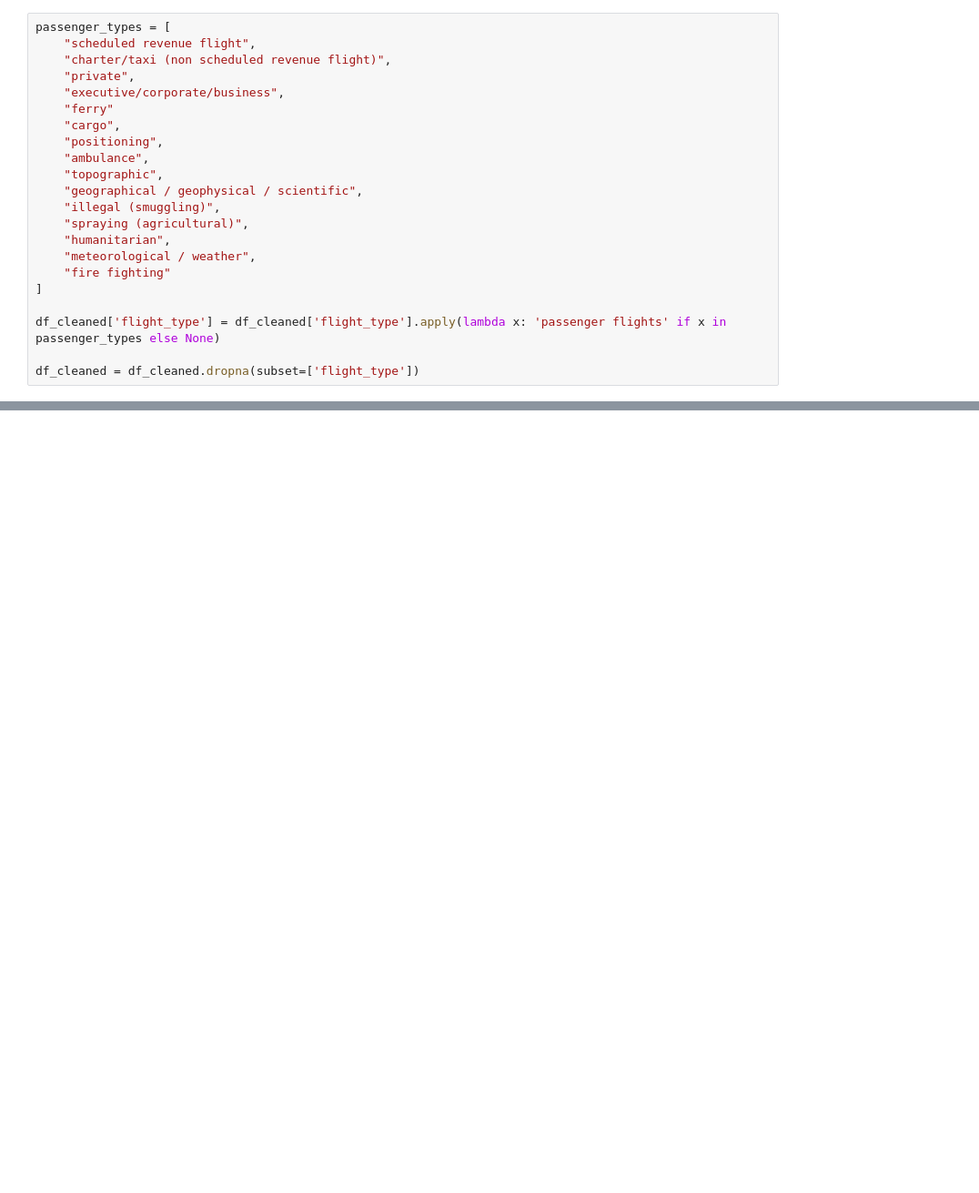
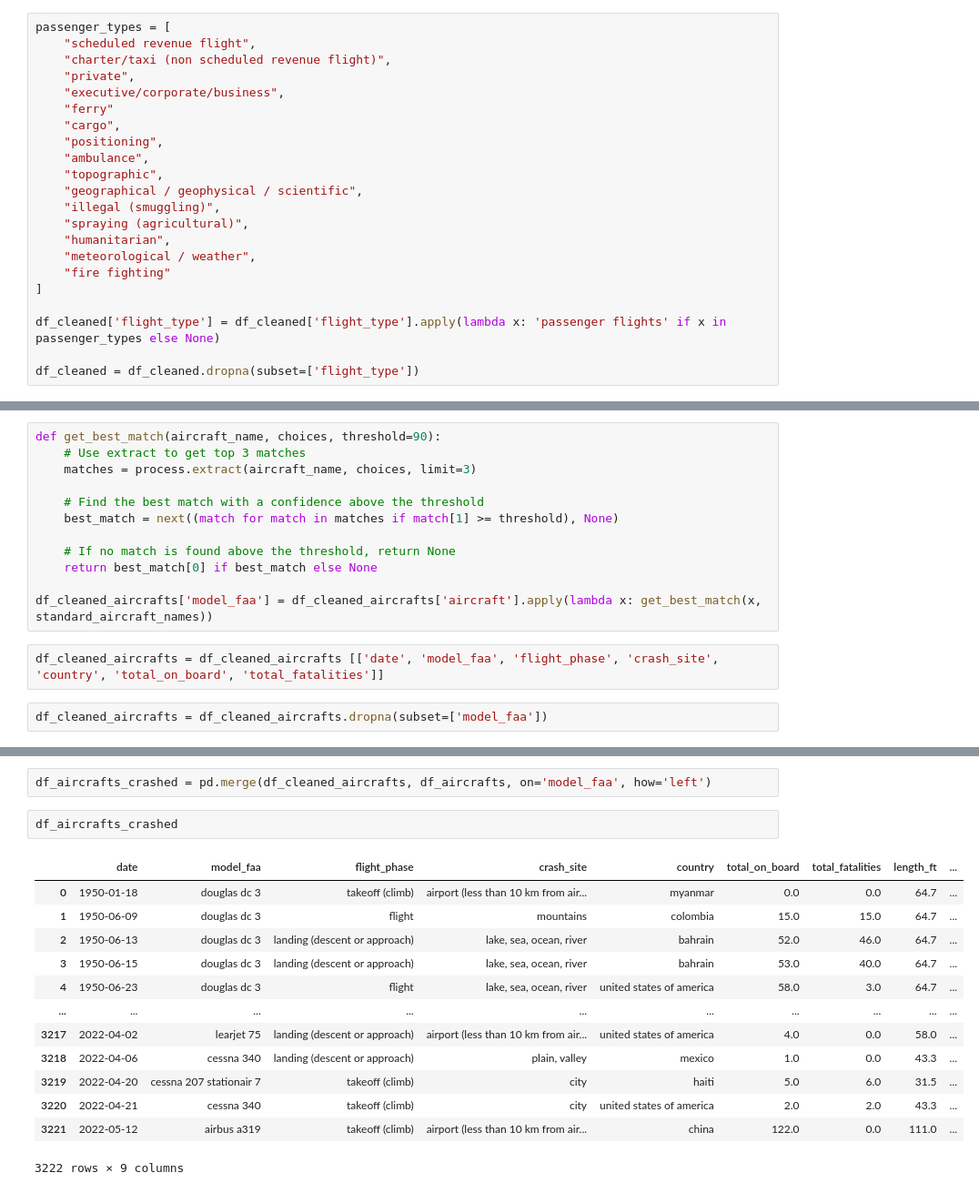
Before and after one commit to Haydnj94/flight-crashes, a Jupyter notebook: Weather Conditions.ipynb, the cells around one changed output, grey strips where cells are left out. Shown at 91% size. Saved outputs shown, nothing was run; the diff lists cells and outputs as text; blank space fills up the shorter version.

Commit message:
Found new dataframe for aircraft sizes and merged with main df

```diff
--- a/Weather Conditions.ipynb
+++ b/Weather Conditions.ipynb
@@ -133,0 +119,16 @@ df_takeoff_landing = df_takeoff_landing[~df_takeoff_landing['flight_phase'].isin
+# %%
+def get_best_match(aircraft_name, choices, threshold=90):
+    # Use extract to get top 3 matches
+    matches = process.extract(aircraft_name, choices, limit=3)
+
+    # Find the best match with a confidence above the threshold
+    best_match = next((match for match in matches if match[1] >= threshold), None)
+
+    # If no match is found above the threshold, return None
+    return best_match[0] if best_match else None
+
+df_cleaned_aircrafts['model_faa'] = df_cleaned_aircrafts['aircraft'].apply(lambda x: get_best_match(x, standard_aircraft_names))
+# %%
+df_cleaned_aircrafts = df_cleaned_aircrafts [['date', 'model_faa', 'flight_phase', 'crash_site', 'country', 'total_on_board', 'total_fatalities']]
+# %%
+df_cleaned_aircrafts = df_cleaned_aircrafts.dropna(subset=['model_faa'])
@@ -133,0 +167,18 @@ df_takeoff_landing = df_takeoff_landing[~df_takeoff_landing['flight_phase'].isin
+# %%
+df_aircrafts_crashed = pd.merge(df_cleaned_aircrafts, df_aircrafts, on='model_faa', how='left')
+# %%
+df_aircrafts_crashed
+# %% [output]
+|  | date | model_faa | flight_phase | crash_site | country | total_on_board | total_fatalities | length_ft | ... |
+| 0 | 1950-01-18 | douglas dc 3 | takeoff (climb) | airport (less than 10 km from air... | myanmar | 0.0 | 0.0 | 64.7 | ... |
+| 1 | 1950-06-09 | douglas dc 3 | flight | mountains | colombia | 15.0 | 15.0 | 64.7 | ... |
+| 2 | 1950-06-13 | douglas dc 3 | landing (descent or approach) | lake, sea, ocean, river | bahrain | 52.0 | 46.0 | 64.7 | ... |
+| 3 | 1950-06-15 | douglas dc 3 | landing (descent or approach) | lake, sea, ocean, river | bahrain | 53.0 | 40.0 | 64.7 | ... |
+| 4 | 1950-06-23 | douglas dc 3 | flight | lake, sea, ocean, river | united states of america | 58.0 | 3.0 | 64.7 | ... |
+| ... | ... | ... | ... | ... | ... | ... | ... | ... | ... |
+| 3217 | 2022-04-02 | learjet 75 | landing (descent or approach) | airport (less than 10 km from air... | united states of america | 4.0 | 0.0 | 58.0 | ... |
+| 3218 | 2022-04-06 | cessna 340 | landing (descent or approach) | plain, valley | mexico | 1.0 | 0.0 | 43.3 | ... |
+| 3219 | 2022-04-20 | cessna 207 stationair 7 | takeoff (climb) | city | haiti | 5.0 | 6.0 | 31.5 | ... |
+| 3220 | 2022-04-21 | cessna 340 | takeoff (climb) | city | united states of america | 2.0 | 2.0 | 43.3 | ... |
+| 3221 | 2022-05-12 | airbus a319 | takeoff (climb) | airport (less than 10 km from air... | china | 122.0 | 0.0 | 111.0 | ... |
+3222 rows × 9 columns
```
Also changed, not shown: parts of 23 cells of this notebook, 1 other file.
